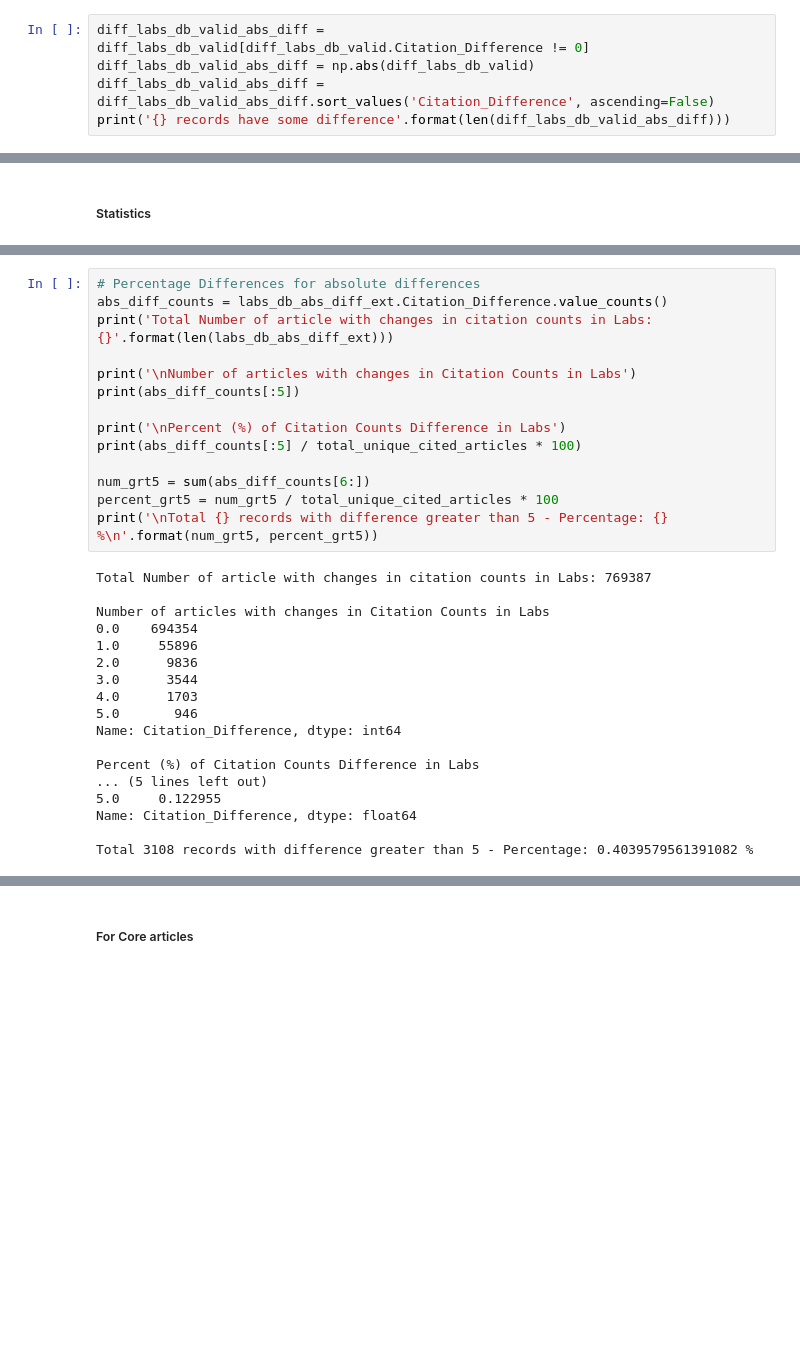
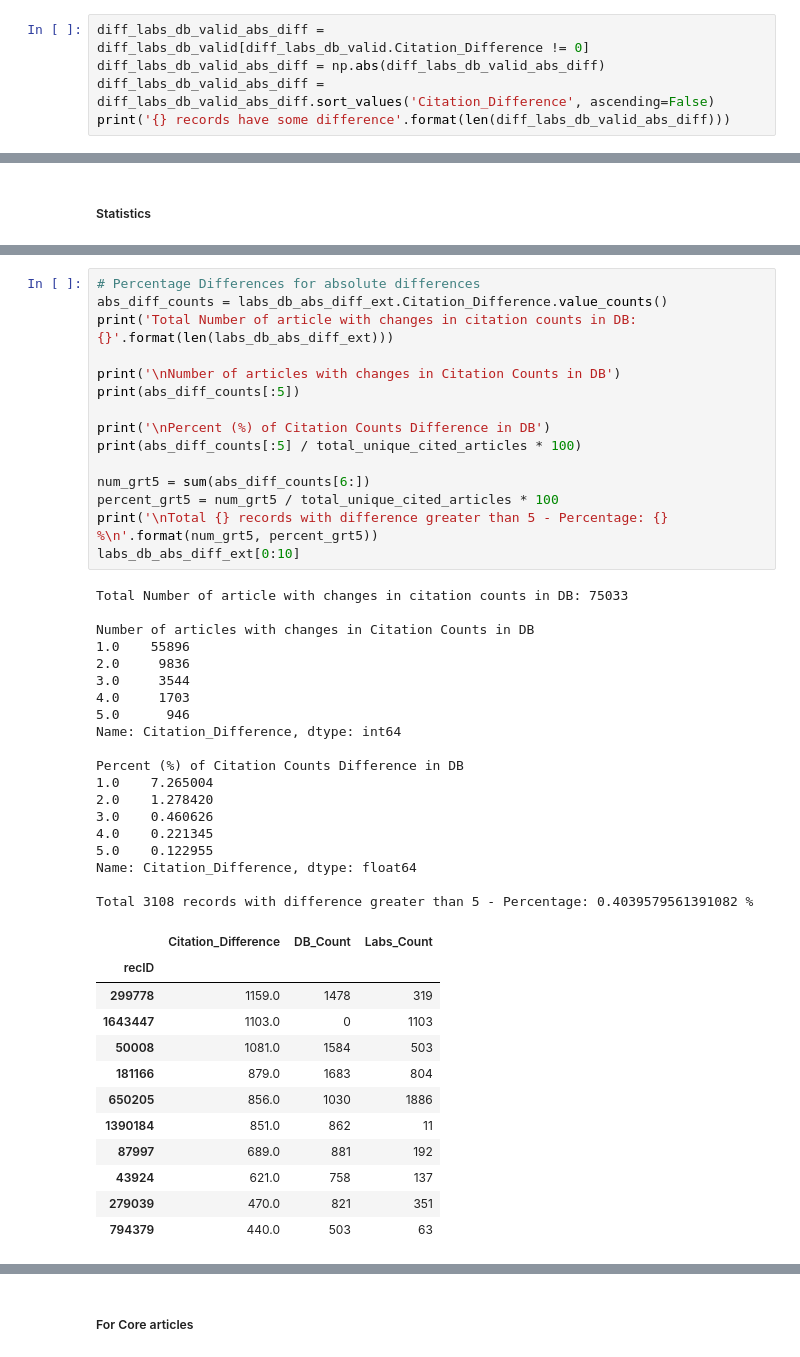
Before and after one commit to salmanmaq/reference-matcher-benchmark, a Jupyter notebook: Comparison between Legacy, Labs, and the DB Reference Matcher.ipynb, the cells around one changed output, grey strips where cells are left out. Drawn from its saved outputs; the diff is of its cells as text; blank space fills up the shorter version.

```diff
--- a/Comparison between Legacy, Labs, and the DB Reference Matcher.ipynb
+++ b/Comparison between Legacy, Labs, and the DB Reference Matcher.ipynb
@@ -57,7 +57,7 @@ print('{} records have 0 difference'.format(len(diff_labs_db_valid_zero_diff)))
 694354 records have 0 difference
 # %%
 diff_labs_db_valid_abs_diff = diff_labs_db_valid[diff_labs_db_valid.Citation_Difference != 0]
-diff_labs_db_valid_abs_diff = np.abs(diff_labs_db_valid)
+diff_labs_db_valid_abs_diff = np.abs(diff_labs_db_valid_abs_diff)
 diff_labs_db_valid_abs_diff = diff_labs_db_valid_abs_diff.sort_values('Citation_Difference', ascending=False)
 print('{} records have some difference'.format(len(diff_labs_db_valid_abs_diff)))
 # %% [output]
@@ -110,35 +110,50 @@ Percentage of Cited articles with zero difference: 90.25 %
 # %%
 # Percentage Differences for absolute differences
 abs_diff_counts = labs_db_abs_diff_ext.Citation_Difference.value_counts()
-print('Total Number of article with changes in citation counts in Labs: {}'.format(len(labs_db_abs_diff_ext)))
+print('Total Number of article with changes in citation counts in DB: {}'.format(len(labs_db_abs_diff_ext)))
 
-print('\nNumber of articles with changes in Citation Counts in Labs')
+print('\nNumber of articles with changes in Citation Counts in DB')
 print(abs_diff_counts[:5])
 
-print('\nPercent (%) of Citation Counts Difference in Labs')
+print('\nPercent (%) of Citation Counts Difference in DB')
 print(abs_diff_counts[:5] / total_unique_cited_articles * 100)
 
 num_grt5 = sum(abs_diff_counts[6:])
 percent_grt5 = num_grt5 / total_unique_cited_articles * 100
 print('\nTotal {} records with difference greater than 5 - Percentage: {} %\n'.format(num_grt5, percent_grt5))
+labs_db_abs_diff_ext[0:10]
 # %% [output]
-Total Number of article with changes in citation counts in Labs: 769387
+Total Number of article with changes in citation counts in DB: 75033
 
-Number of articles with changes in Citation Counts in Labs
-0.0    694354
-1.0     55896
-2.0      9836
-3.0      3544
-4.0      1703
-5.0       946
+Number of articles with changes in Citation Counts in DB
+1.0    55896
+2.0     9836
+3.0     3544
+4.0     1703
+5.0      946
 Name: Citation_Difference, dtype: int64
 
-Percent (%) of Citation Counts Difference in Labs
-... (5 lines left out)
-5.0     0.122955
+Percent (%) of Citation Counts Difference in DB
+1.0    7.265004
+2.0    1.278420
+3.0    0.460626
+4.0    0.221345
+5.0    0.122955
 Name: Citation_Difference, dtype: float64
 
 Total 3108 records with difference greater than 5 - Percentage: 0.4039579561391082 %
+|  | Citation_Difference | DB_Count | Labs_Count |
+| recID |  |  |  |
+| 299778 | 1159.0 | 1478 | 319 |
+| 1643447 | 1103.0 | 0 | 1103 |
+| 50008 | 1081.0 | 1584 | 503 |
+| 181166 | 879.0 | 1683 | 804 |
+| 650205 | 856.0 | 1030 | 1886 |
+| 1390184 | 851.0 | 862 | 11 |
+| 87997 | 689.0 | 881 | 192 |
+| 43924 | 621.0 | 758 | 137 |
+| 279039 | 470.0 | 821 | 351 |
+| 794379 | 440.0 | 503 | 63 |
 # %%
 # Percentage Differences for lost citations
 lost_citations_count = labs_db_lost_citations_ext.Citation_Difference.value_counts()
```
Also changed, not shown: parts of 12 cells of this notebook.
